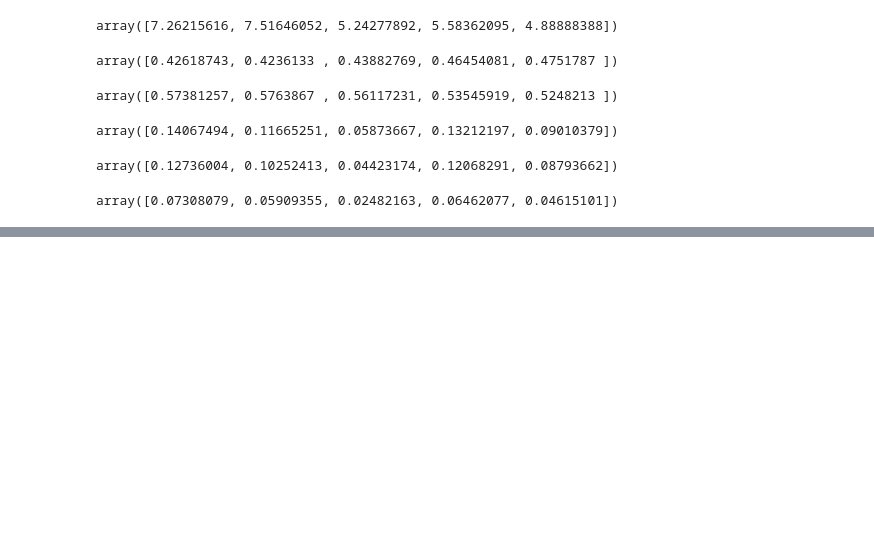
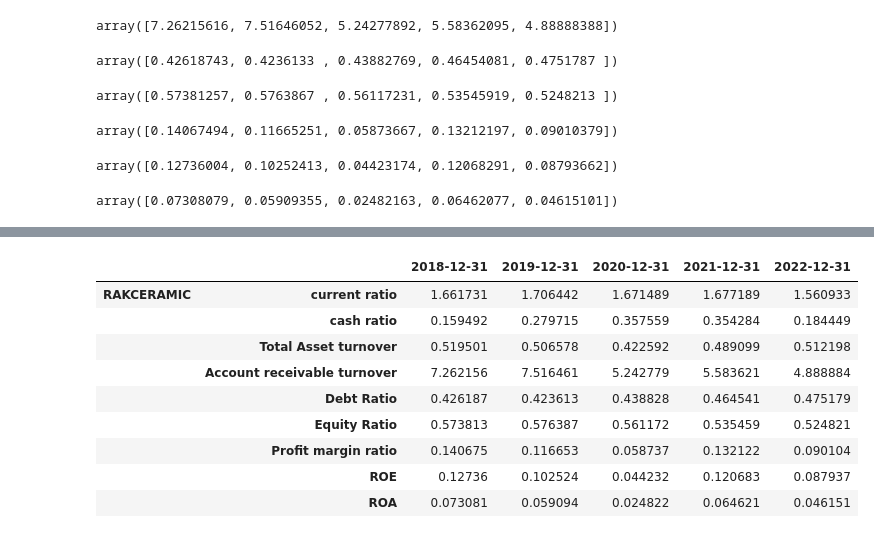
Before and after one commit to nafissaad/Tutorial1, a Jupyter notebook: Tutorial/My projects/My Portfolio/RAK Ceramics (Bangladesh) Ltd/Untitled.ipynb, the cells around one changed output, grey strips where cells are left out. Cells and saved outputs as stored; diff of their text form; code cells hidden in the pictures; blank space fills up the shorter version.

```diff
--- a/Tutorial/My projects/My Portfolio/RAK Ceramics (Bangladesh) Ltd/Untitled.ipynb
+++ b/Tutorial/My projects/My Portfolio/RAK Ceramics (Bangladesh) Ltd/Untitled.ipynb
@@ -218,0 +239,23 @@ Analysis.to_excel("C:\\Users\\nafissaad\\Tutorial\\Fundamental analysis\\data\\P
+# %%
+fundamental.loc['RAKCERAMIC'].loc['current ratio']=current_ratio
+fundamental.loc['RAKCERAMIC'].loc['cash ratio']=cash_ratio
+fundamental.loc['RAKCERAMIC'].loc['Total Asset turnover']=Total_Asset_turnover
+fundamental.loc['RAKCERAMIC'].loc['Account receivable turnover']=Account_receivable_turnover
+fundamental.loc['RAKCERAMIC'].loc['Debt Ratio']=Debt_Ratio
+fundamental.loc['RAKCERAMIC'].loc['Equity Ratio']=Equity_Ratio
+fundamental.loc['RAKCERAMIC'].loc['Profit margin ratio']=Profit_margin_ratio
+fundamental.loc['RAKCERAMIC'].loc['ROE']=ROE
+fundamental.loc['RAKCERAMIC'].loc['ROA']=ROA
+# %%
+fundamental
+# %% [output]
+|  |  | 2018-12-31 | 2019-12-31 | 2020-12-31 | 2021-12-31 | 2022-12-31 |
+| RAKCERAMIC | current ratio | 1.661731 | 1.706442 | 1.671489 | 1.677189 | 1.560933 |
+|  | cash ratio | 0.159492 | 0.279715 | 0.357559 | 0.354284 | 0.184449 |
+|  | Total Asset turnover | 0.519501 | 0.506578 | 0.422592 | 0.489099 | 0.512198 |
+|  | Account receivable turnover | 7.262156 | 7.516461 | 5.242779 | 5.583621 | 4.888884 |
+|  | Debt Ratio | 0.426187 | 0.423613 | 0.438828 | 0.464541 | 0.475179 |
+|  | Equity Ratio | 0.573813 | 0.576387 | 0.561172 | 0.535459 | 0.524821 |
+|  | Profit margin ratio | 0.140675 | 0.116653 | 0.058737 | 0.132122 | 0.090104 |
+|  | ROE | 0.12736 | 0.102524 | 0.044232 | 0.120683 | 0.087937 |
+|  | ROA | 0.073081 | 0.059094 | 0.024822 | 0.064621 | 0.046151 |
```
Also changed, not shown: parts of 8 cells of this notebook.
